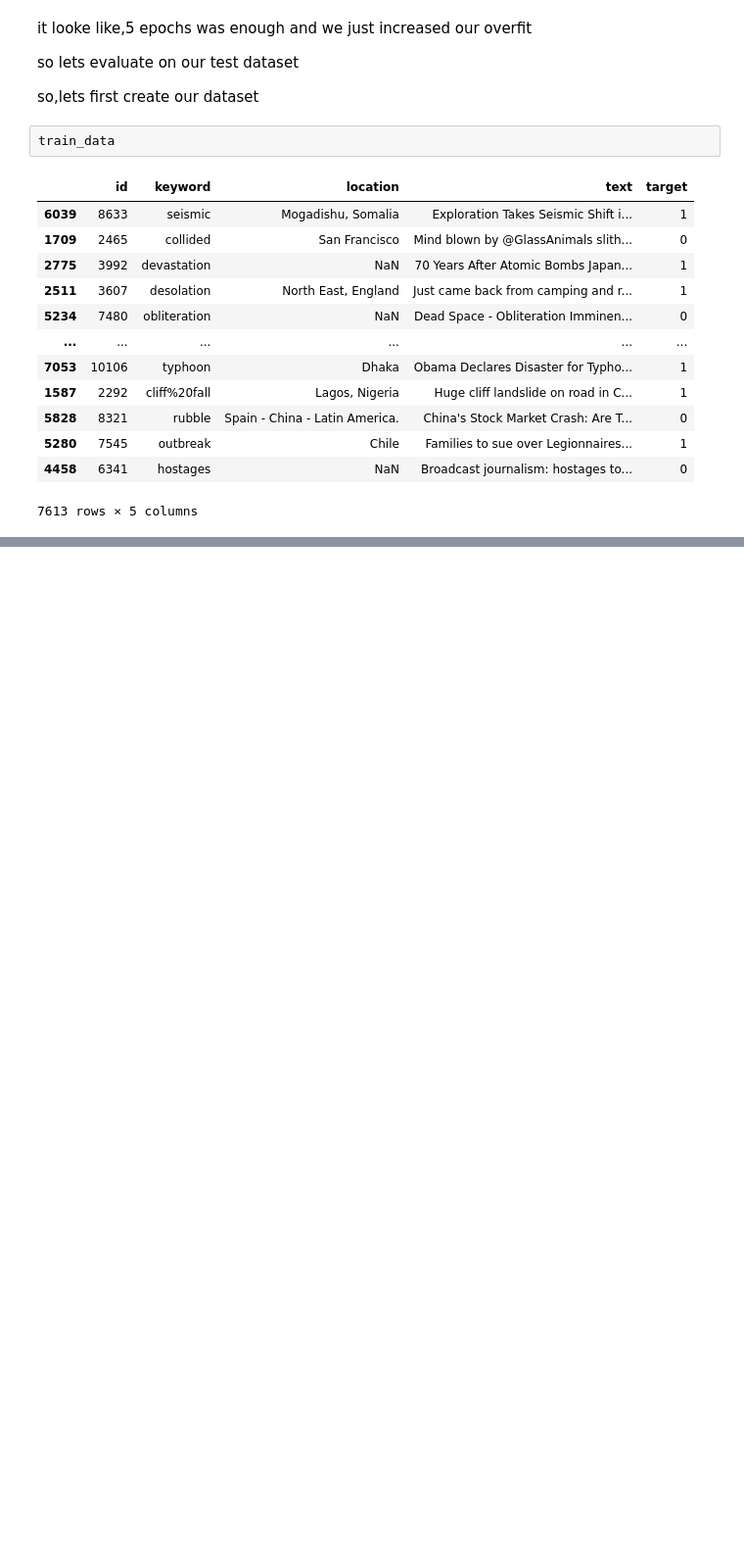
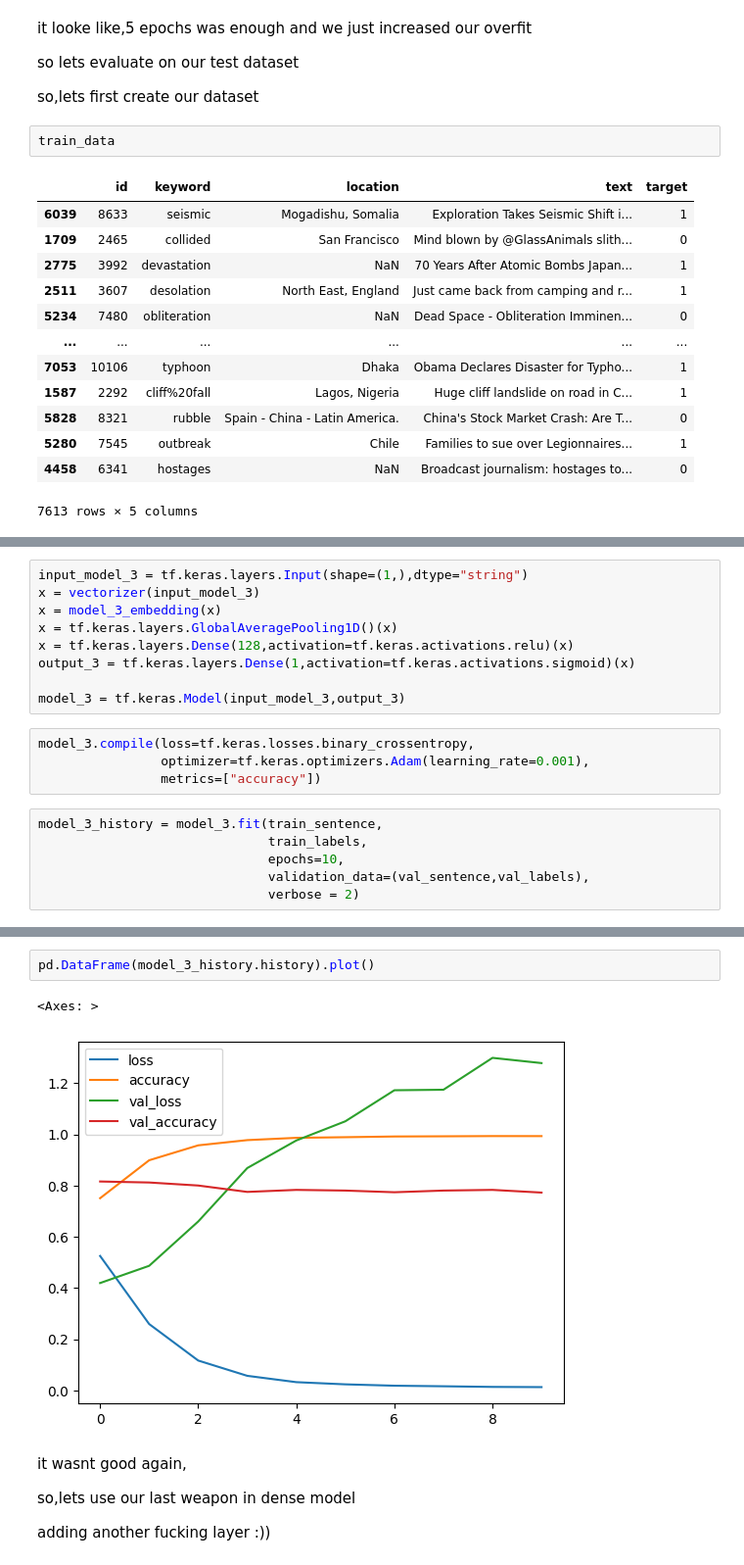
Before and after one commit to Alirs2002/tweet_sentiment_analysis, a Jupyter notebook: code.ipynb, the cells around one changed output, grey strips where cells are left out. Shown at 98% size. Saved outputs shown, nothing was run; the diff lists cells and outputs as text; blank space fills up the shorter version.

```diff
--- a/code.ipynb
+++ b/code.ipynb
@@ -372,0 +437,19 @@ KeyError: ignored
+# %%
+input_model_3 = tf.keras.layers.Input(shape=(1,),dtype="string")
+x = vectorizer(input_model_3)
+x = model_3_embedding(x)
+x = tf.keras.layers.GlobalAveragePooling1D()(x)
+x = tf.keras.layers.Dense(128,activation=tf.keras.activations.relu)(x)
+output_3 = tf.keras.layers.Dense(1,activation=tf.keras.activations.sigmoid)(x)
+
+model_3 = tf.keras.Model(input_model_3,output_3)
+# %%
+model_3.compile(loss=tf.keras.losses.binary_crossentropy,
+                optimizer=tf.keras.optimizers.Adam(learning_rate=0.001),
+                metrics=["accuracy"])
+# %%
+model_3_history = model_3.fit(train_sentence,
+                              train_labels,
+                              epochs=10,
+                              validation_data=(val_sentence,val_labels),
+                              verbose = 2)
@@ -372,0 +477,11 @@ KeyError: ignored
+# %%
+pd.DataFrame(model_3_history.history).plot()
+# %% [output]
+<Axes: >
+[figure, added]
+# %% [markdown]
+it wasnt good again,
+
+so,lets use our last weapon in dense model
+
+adding another fucking layer :))
```
Also changed, not shown: parts of 16 cells of this notebook.
